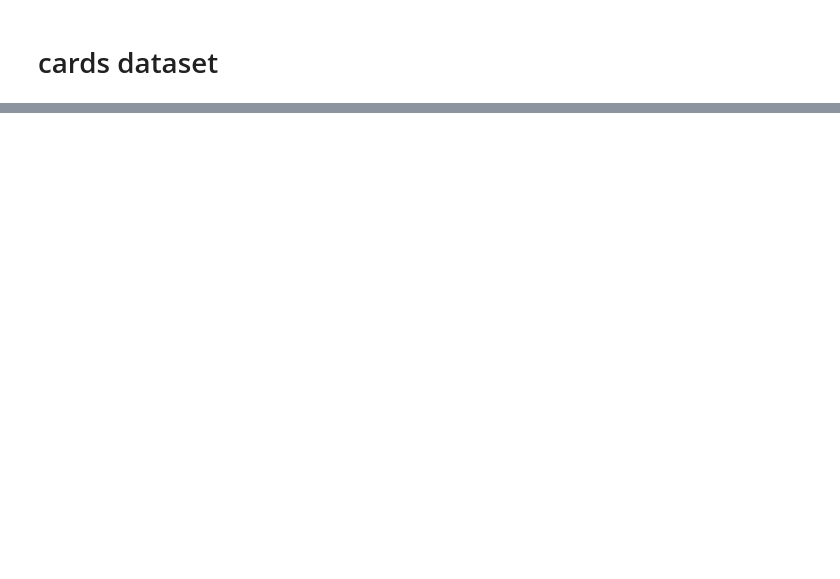
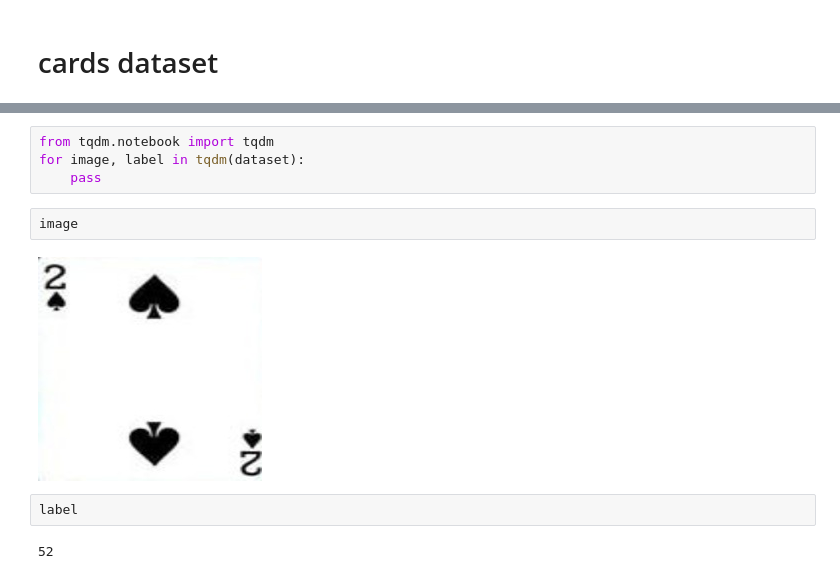
Before and after one commit to indhra/ML_Learnings, a Jupyter notebook: pytorch-learnings.ipynb, the cells around one changed output, grey strips where cells are left out. Cells and saved outputs as stored; diff of their text form; blank space fills up the shorter version.

```diff
--- a/pytorch-learnings.ipynb
+++ b/pytorch-learnings.ipynb
@@ -230,0 +272,12 @@ valid_path = '/kaggle/input/cards-image-datasetclassification/valid'
+# %%
+from tqdm.notebook import tqdm
+for image, label in tqdm(dataset):
+    pass
+# %%
+image
+# %% [output]
+[figure, added]
+# %%
+label
+# %% [output]
+52
```
Also changed, not shown: parts of 46 cells of this notebook.
